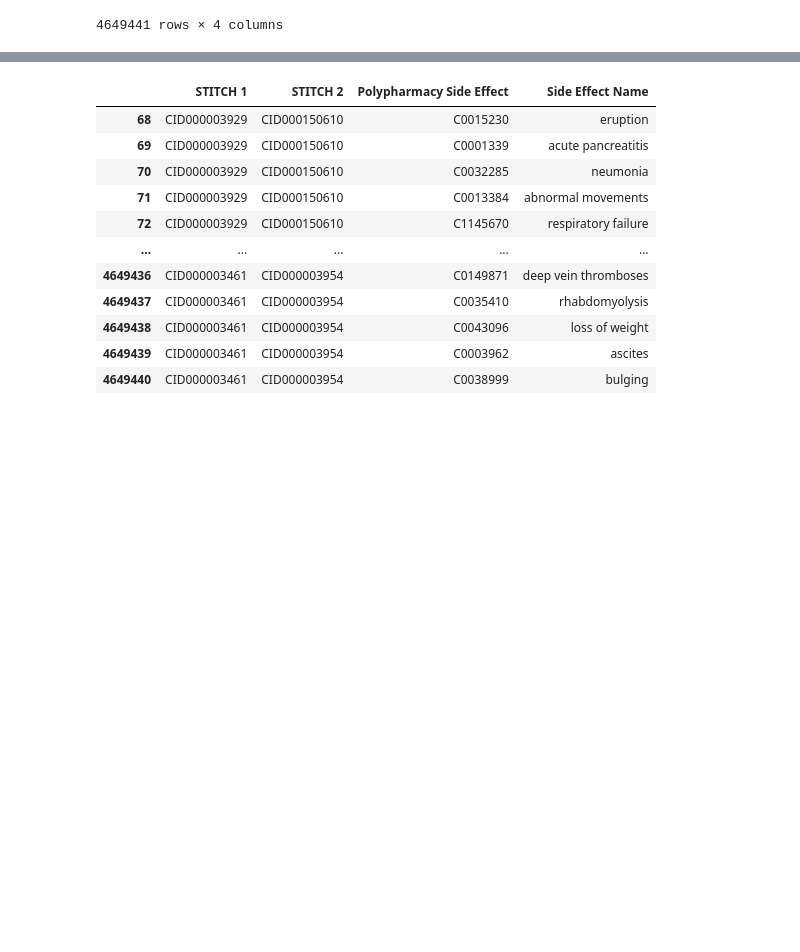
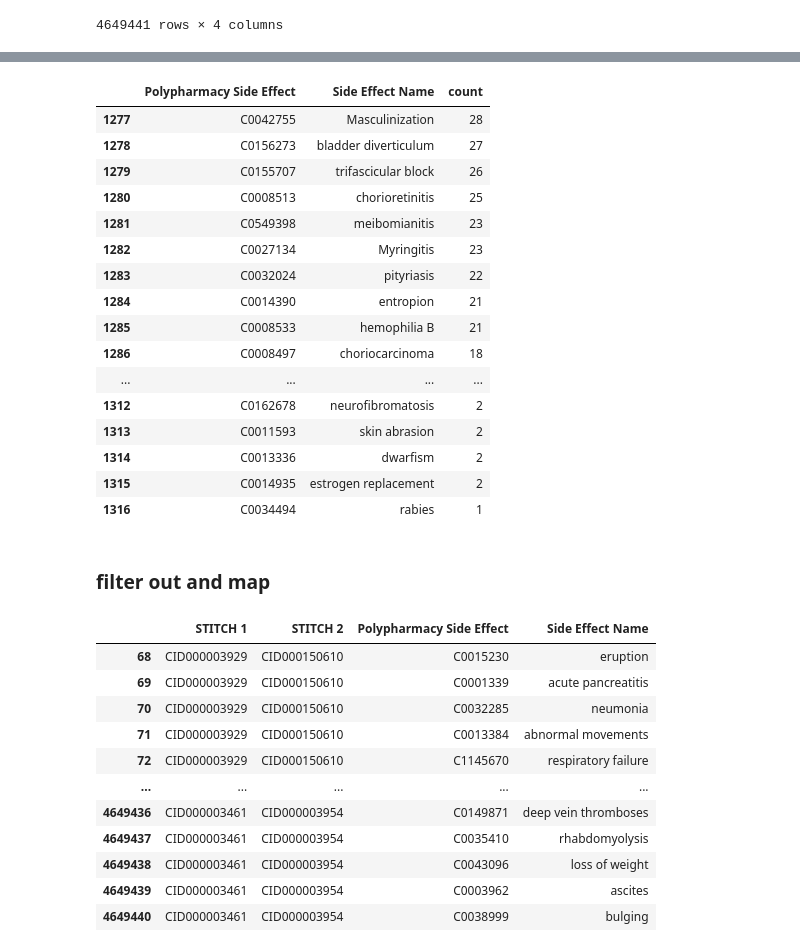
Before and after one commit to Nemo4110/GNNs-Driven-Clinical-Decision-Making-Assistance, a Jupyter notebook: notebook/ddi.ipynb, the cells around one changed output, grey strips where cells are left out. Cells and saved outputs as stored; diff of their text form; code cells hidden in the pictures; blank space fills up the shorter version.

```diff
--- a/notebook/ddi.ipynb
+++ b/notebook/ddi.ipynb
@@ -653,0 +656,3 @@ df_drug_ddi
+# %%
+ddi_most_pd = df_drug_ddi.groupby(by=['Polypharmacy Side Effect', 'Side Effect Name']).size().reset_index().rename(columns={0:'count'}).sort_values(by=['count'],ascending=False).reset_index(drop=True)
+ddi_most_pd
@@ -654,3 +681,27 @@ df_drug_ddi
+# %%
+TOPK = 40
+ddi_most_pd = ddi_most_pd.iloc[-TOPK:,:]
+ddi_most_pd
+# %% [output]
+|  | Polypharmacy Side Effect | Side Effect Name | count |
+| 1277 | C0042755 | Masculinization | 28 |
+| 1278 | C0156273 | bladder diverticulum | 27 |
+| 1279 | C0155707 | trifascicular block | 26 |
+| 1280 | C0008513 | chorioretinitis | 25 |
+| 1281 | C0549398 | meibomianitis | 23 |
+| 1282 | C0027134 | Myringitis | 23 |
+| 1283 | C0032024 | pityriasis | 22 |
+| 1284 | C0014390 | entropion | 21 |
+| 1285 | C0008533 | hemophilia B | 21 |
+| 1286 | C0008497 | choriocarcinoma | 18 |
+| ... | ... | ... | ... |
+| 1312 | C0162678 | neurofibromatosis | 2 |
+| 1313 | C0011593 | skin abrasion | 2 |
+| 1314 | C0013336 | dwarfism | 2 |
+| 1315 | C0014935 | estrogen replacement | 2 |
+| 1316 | C0034494 | rabies | 1 |
+# %% [markdown]
+### filter out and map
 # %%
 df_drug_ddi_exist_cid = df_drug_ddi[df_drug_ddi["STITCH 1"].isin(unique_exist_cid) &
                                     df_drug_ddi["STITCH 2"].isin(unique_exist_cid)]
```
Also changed, not shown: parts of 5 cells of this notebook, 8 other files.
